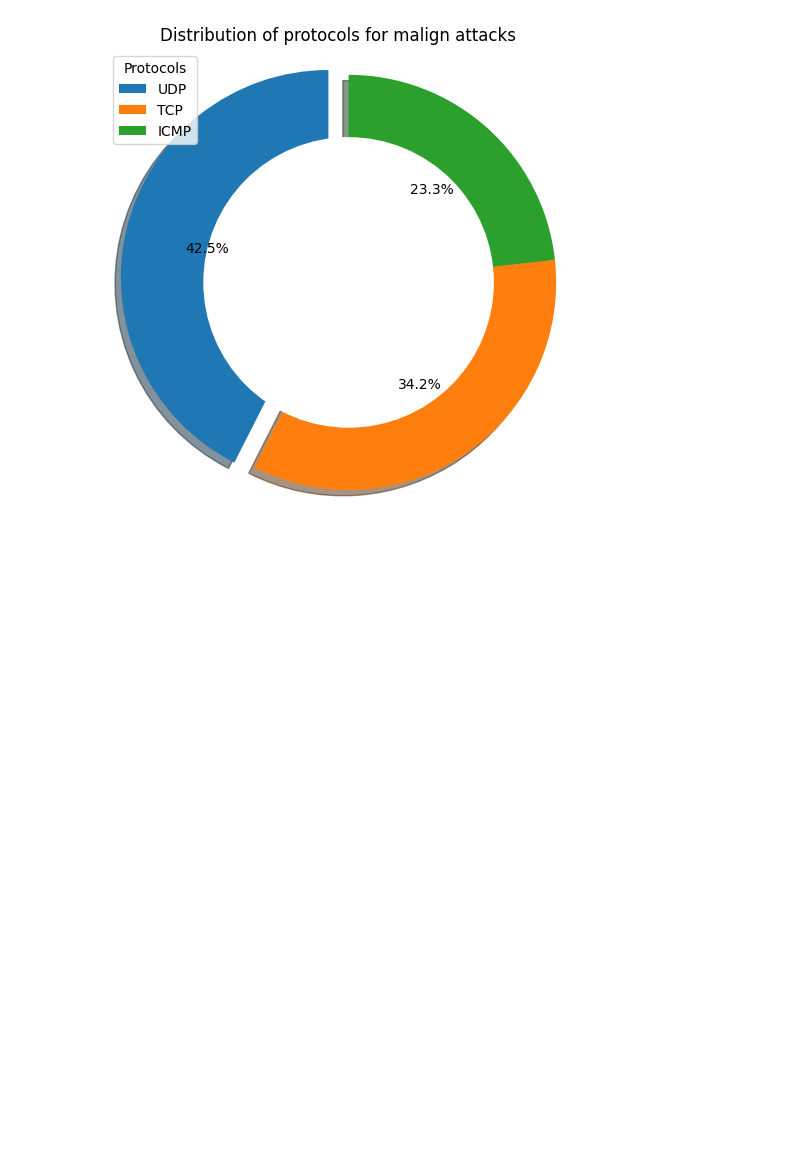
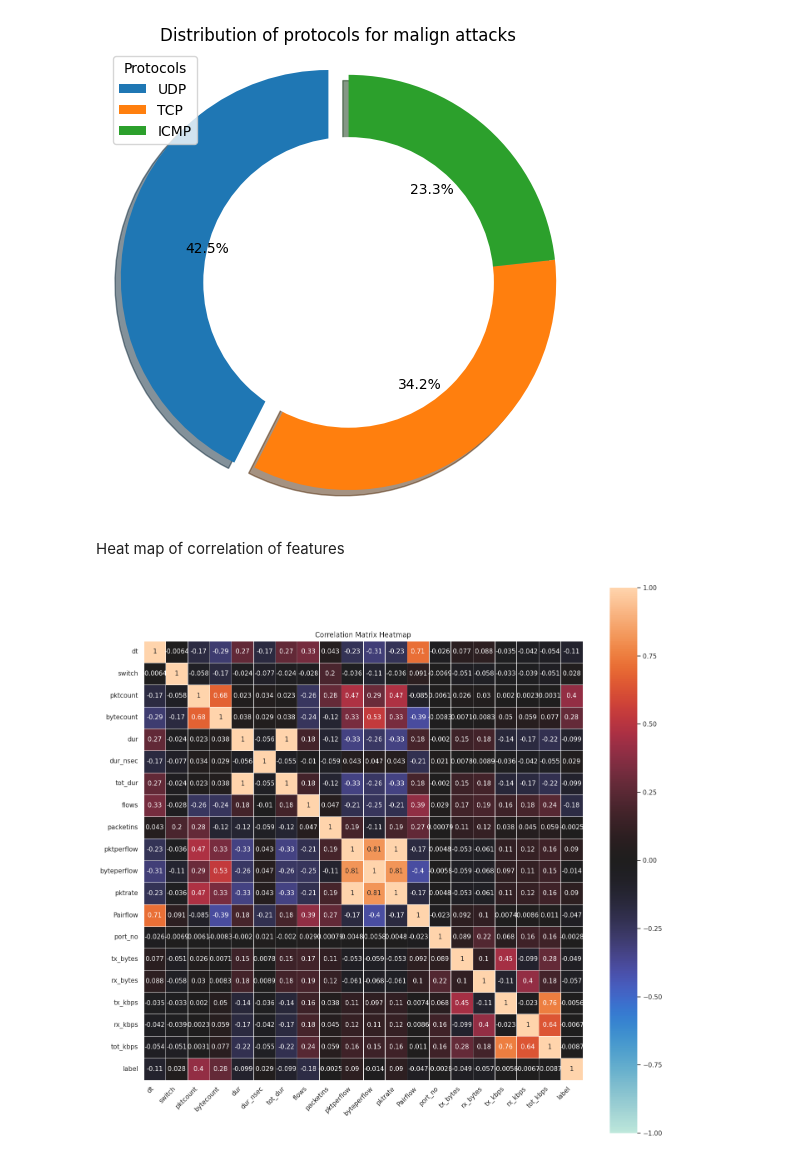
Before and after one commit to Onuratasever/Ddos-Detection, a Jupyter notebook: Ddos_detection.ipynb, the cells around one changed output. Drawn from its saved outputs; the diff is of its cells as text; code cells hidden in the pictures; blank space fills up the shorter version.

```diff
--- a/Ddos_detection.ipynb
+++ b/Ddos_detection.ipynb
@@ -141,3 +123,28 @@ plt.title('Distribution of protocols for malign attacks')
 plt.show()
 # %% [output]
 [figure]
+# %% [markdown]
+Heat map of correlation of features
+# %%
+import numpy as np
+import seaborn as sns
+
+numerical_df = dataset.select_dtypes(include=['float64', 'int64'])  # Yalnızca sayısal sütunları seç
+correlation_matrix = numerical_df.corr()
+
+fig = plt.figure(figsize=(17, 17))
+sns.set_theme(style="darkgrid")
+ax = sns.heatmap(
+    correlation_matrix,
+    square=True,
+    annot=True,
+    center=0,
+    vmin=-1,
+    linewidths=0.5,
+    annot_kws={"size": 11}
+)
+ax.set_xticklabels(ax.get_xticklabels(), rotation=45, horizontalalignment='right')
+plt.title("Correlation Matrix Heatmap")
+plt.show()
+# %% [output]
+[figure, added]
```
Also changed, not shown: parts of 27 cells of this notebook.
